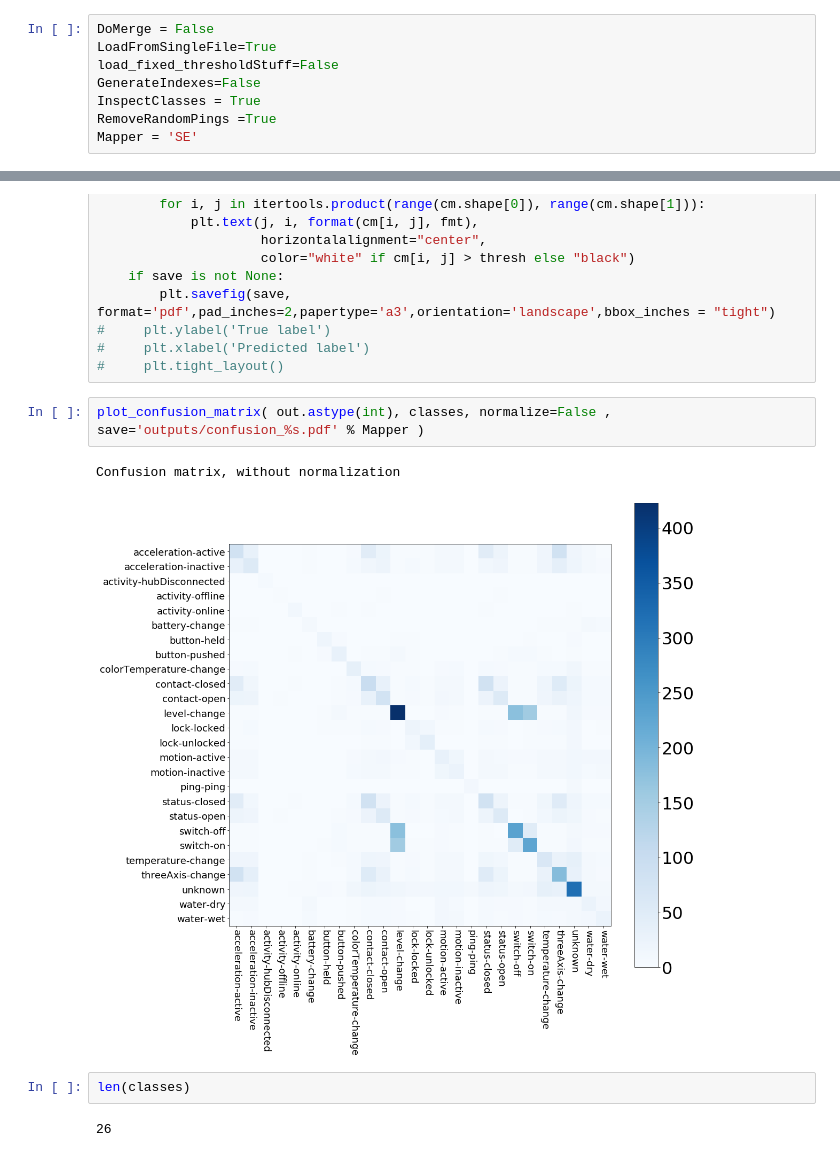
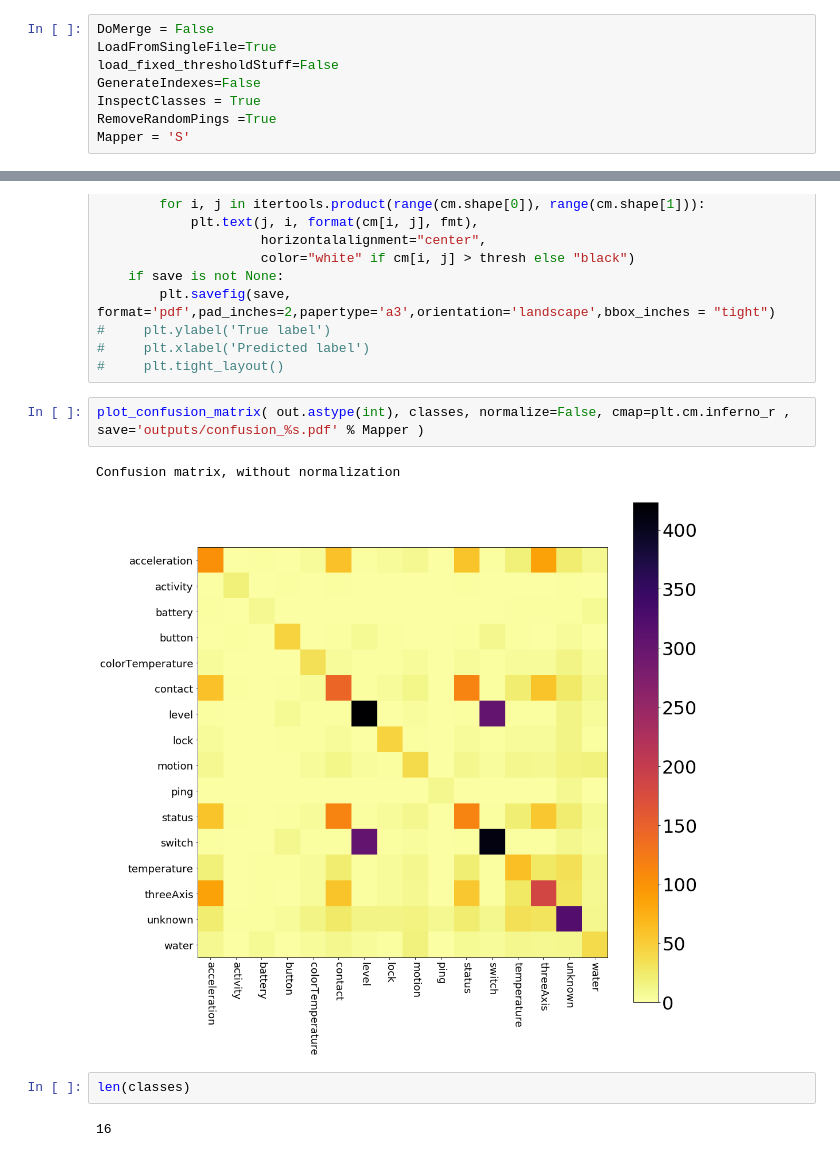
Before and after one commit to karthikaS03/ChatterHub, a Jupyter notebook: file_analysis/DataVerificationAndChecks-Reformated.ipynb, the cells around one changed output, grey strips where cells are left out. Cells and saved outputs as stored; diff of their text form.

```diff
--- a/file_analysis/DataVerificationAndChecks-Reformated.ipynb
+++ b/file_analysis/DataVerificationAndChecks-Reformated.ipynb
@@ -58,7 +58,7 @@ load_fixed_thresholdStuff=False
 GenerateIndexes=False
 InspectClasses = True
 RemoveRandomPings =True
-Mapper = 'SE'
+Mapper = 'S'
 # %% [markdown]
 #  Data Loading Fucntions
 # %%
@@ -515,14 +514,14 @@ def plot_confusion_matrix(cm, classes,
 #     plt.xlabel('Predicted label')
 #     plt.tight_layout()
 # %%
-plot_confusion_matrix( out.astype(int), classes, normalize=False , save='outputs/confusion_%s.pdf' % Mapper )
+plot_confusion_matrix( out.astype(int), classes, normalize=False, cmap=plt.cm.inferno_r , save='outputs/confusion_%s.pdf' % Mapper )
 # %% [output]
 Confusion matrix, without normalization
-[figure, old version]
+[figure, new version]
 # %%
 len(classes)
 # %% [output]
-26
+16
 # %%
 sizes = np.unique(np.concatenate( x), return_counts=True)
 sums= 0
```
Also changed, not shown: parts of 8 cells of this notebook.
